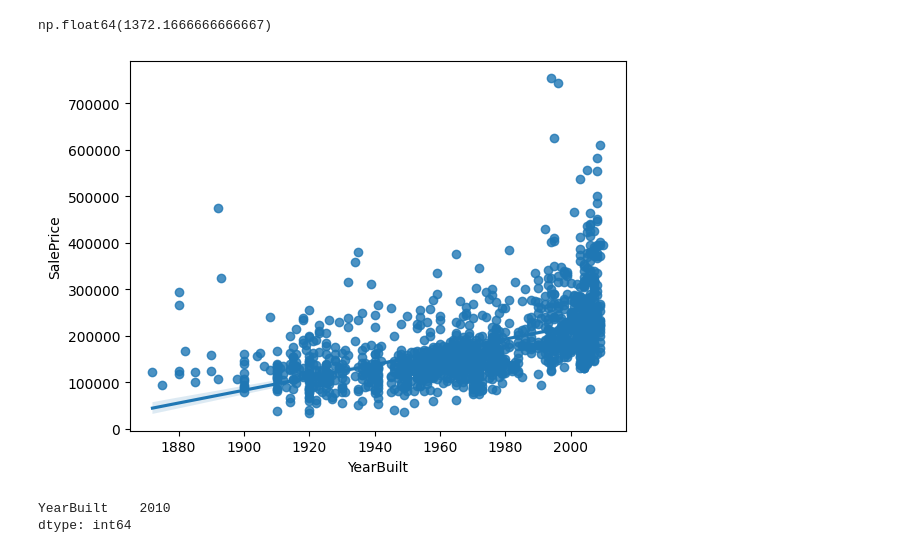
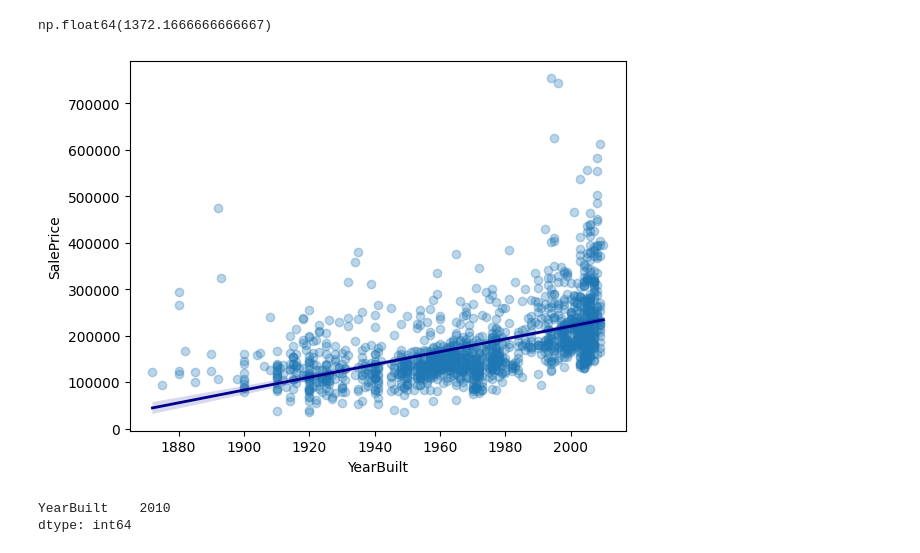
Before and after one commit to christianabusca/housing-market-analytics, a Jupyter notebook: p-house-prices.ipynb, the cells around one changed output. Saved outputs shown, nothing was run; the diff lists cells and outputs as text; code cells hidden in the pictures.

Commit message:
Kaggle Notebook | p-house-prices | Version 9

```diff
--- a/p-house-prices.ipynb
+++ b/p-house-prices.ipynb
@@ -383,10 +383,11 @@ avg_area_bd0
 # %% [output]
 np.float64(1372.1666666666667)
 # %%
-sns.regplot(x='YearBuilt', y='SalePrice', data=df)
+sns.regplot(x='YearBuilt', y='SalePrice', data=df,
+           scatter_kws={'alpha':0.3}, line_kws={'color':'darkblue', 'linewidth':2})
 plt.show()
 # %% [output]
-[figure, old version]
+[figure, new version]
 # %%
 min_year_built = df[['YearBuilt']].min()
 min_year_built # 1872
```
Also changed, not shown: parts of 3 cells of this notebook.
